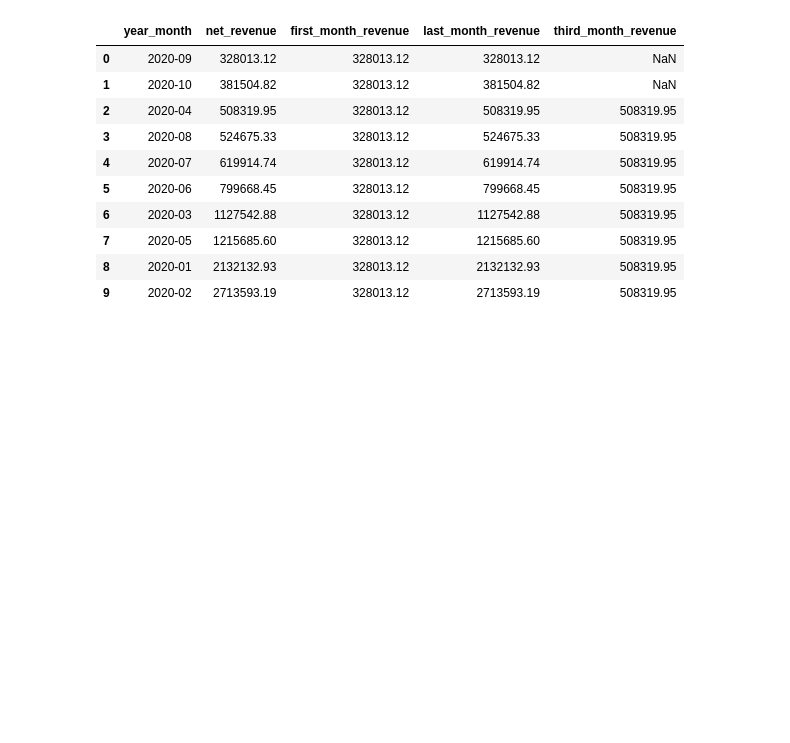
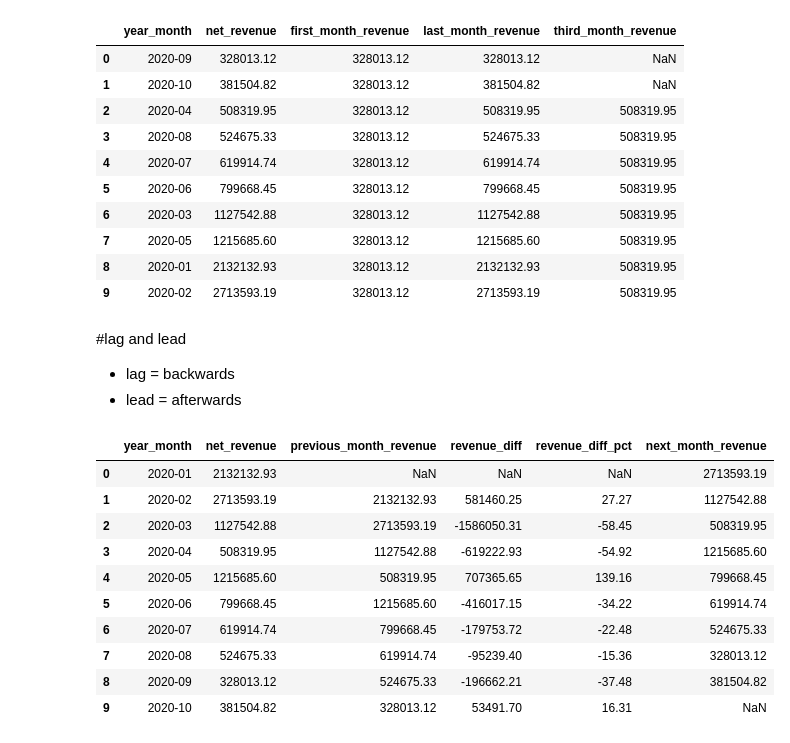
Before and after one commit to bonsoul/Data_Engineering101, a Jupyter notebook: window_functions.ipynb, the cells around one changed output. Cells and saved outputs as stored; diff of their text form; code cells hidden in the pictures; blank space fills up the shorter version.

```diff
--- a/window_functions.ipynb
+++ b/window_functions.ipynb
@@ -115,3 +115,41 @@ FROM
 | 7 | 2020-05 | 1215685.60 | 328013.12 | 1215685.60 | 508319.95 |
 | 8 | 2020-01 | 2132132.93 | 328013.12 | 2132132.93 | 508319.95 |
 | 9 | 2020-02 | 2713593.19 | 328013.12 | 2713593.19 | 508319.95 |
+# %% [markdown]
+#lag and lead
+
+* lag = backwards
+* lead = afterwards
+# %%
+%%sql
+
+WITH monthly_revenue AS (
+SELECT
+        TO_CHAR(orderdate, 'YYYY-MM') AS year_month,
+        SUM(quantity * netprice * exchangerate) AS net_revenue
+FROM sales
+WHERE EXTRACT(YEAR FROM orderdate) = '2020'
+GROUP BY year_month
+ORDER BY year_month
+LIMIT 10
+)
+
+SELECT *,
+          LAG(net_revenue) OVER(ORDER BY year_month ) AS previous_month_revenue,
+          net_revenue - LAG(net_revenue) OVER(ORDER BY year_month ) AS revenue_diff,
+          (net_revenue - LAG(net_revenue) OVER(ORDER BY year_month )) / LAG(net_revenue) OVER(ORDER BY year_month ) * 100 AS revenue_diff_pct,
+          LEAD(net_revenue) OVER(ORDER BY year_month) AS next_month_revenue
+FROM
+          monthly_revenue
+# %% [output]
+|  | year_month | net_revenue | previous_month_revenue | revenue_diff | revenue_diff_pct | next_month_revenue |
+| 0 | 2020-01 | 2132132.93 | NaN | NaN | NaN | 2713593.19 |
+| 1 | 2020-02 | 2713593.19 | 2132132.93 | 581460.25 | 27.27 | 1127542.88 |
+| 2 | 2020-03 | 1127542.88 | 2713593.19 | -1586050.31 | -58.45 | 508319.95 |
+| 3 | 2020-04 | 508319.95 | 1127542.88 | -619222.93 | -54.92 | 1215685.60 |
+| 4 | 2020-05 | 1215685.60 | 508319.95 | 707365.65 | 139.16 | 799668.45 |
+| 5 | 2020-06 | 799668.45 | 1215685.60 | -416017.15 | -34.22 | 619914.74 |
+| 6 | 2020-07 | 619914.74 | 799668.45 | -179753.72 | -22.48 | 524675.33 |
+| 7 | 2020-08 | 524675.33 | 619914.74 | -95239.40 | -15.36 | 328013.12 |
+| 8 | 2020-09 | 328013.12 | 524675.33 | -196662.21 | -37.48 | 381504.82 |
+| 9 | 2020-10 | 381504.82 | 328013.12 | 53491.70 | 16.31 | NaN |
```
Also changed, not shown: parts of 1 cell of this notebook.
